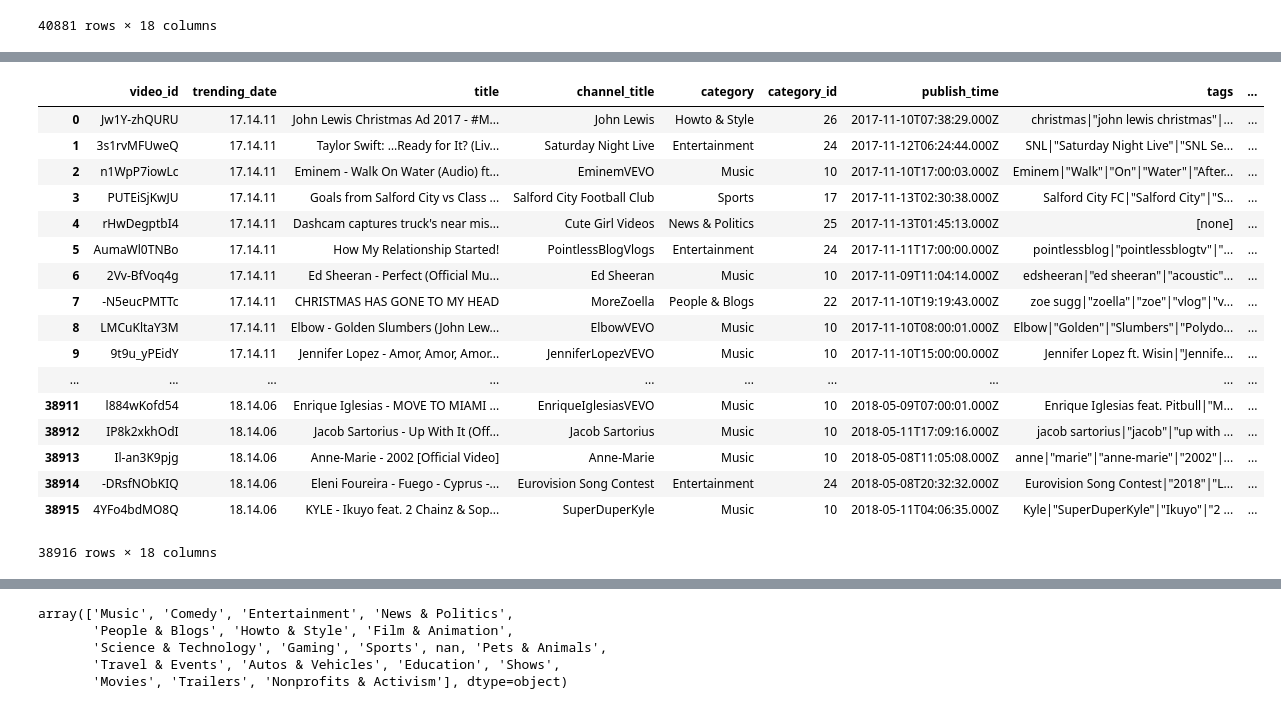
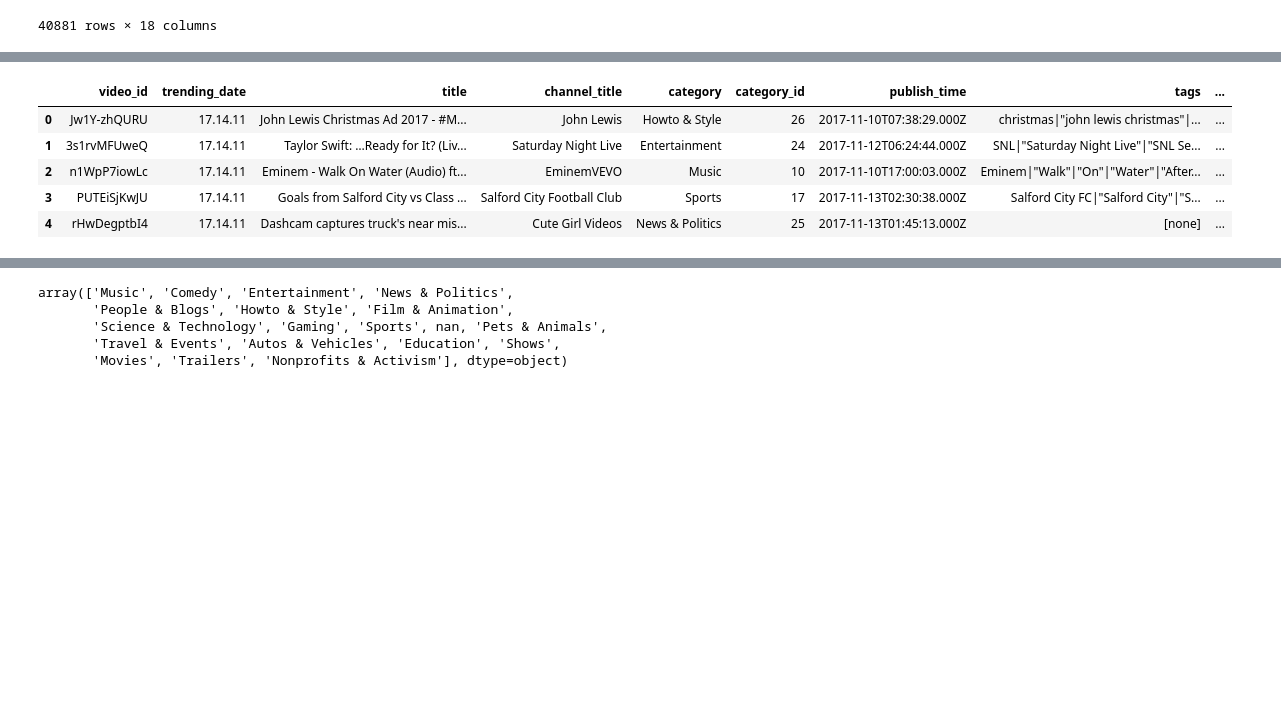
Before and after one commit to emami06/TrendingVideoYouTube, a Jupyter notebook: YouTube.ipynb, the cells around one changed output, grey strips where cells are left out. Cells and saved outputs as stored; diff of their text form; code cells hidden in the pictures; blank space fills up the shorter version.

```diff
--- a/YouTube.ipynb
+++ b/YouTube.ipynb
@@ -121,26 +109,14 @@ with open('D:/DataScienceFoundation/SpringBoard/YouTube Project/youtube-new/GB_c
 
 gb_yet_df.insert(4, 'category', gb_yet_df['category_id'].map(gb_category_id))
 # %%
-gb_yet_df
+gb_yet_df.head()
 # %% [output]
 |  | video_id | trending_date | title | channel_title | category | category_id | publish_time | tags | ... |
 | 0 | Jw1Y-zhQURU | 17.14.11 | John Lewis Christmas Ad 2017 - #M... | John Lewis | Howto & Style | 26 | 2017-11-10T07:38:29.000Z | christmas|"john lewis christmas"|... | ... |
 | 1 | 3s1rvMFUweQ | 17.14.11 | Taylor Swift: …Ready for It? (Liv... | Saturday Night Live | Entertainment | 24 | 2017-11-12T06:24:44.000Z | SNL|"Saturday Night Live"|"SNL Se... | ... |
 | 2 | n1WpP7iowLc | 17.14.11 | Eminem - Walk On Water (Audio) ft... | EminemVEVO | Music | 10 | 2017-11-10T17:00:03.000Z | Eminem|"Walk"|"On"|"Water"|"After... | ... |
 | 3 | PUTEiSjKwJU | 17.14.11 | Goals from Salford City vs Class ... | Salford City Football Club | Sports | 17 | 2017-11-13T02:30:38.000Z | Salford City FC|"Salford City"|"S... | ... |
 | 4 | rHwDegptbI4 | 17.14.11 | Dashcam captures truck's near mis... | Cute Girl Videos | News & Politics | 25 | 2017-11-13T01:45:13.000Z | [none] | ... |
-| 5 | AumaWl0TNBo | 17.14.11 | How My Relationship Started! | PointlessBlogVlogs | Entertainment | 24 | 2017-11-11T17:00:00.000Z | pointlessblog|"pointlessblogtv"|"... | ... |
-| 6 | 2Vv-BfVoq4g | 17.14.11 | Ed Sheeran - Perfect (Official Mu... | Ed Sheeran | Music | 10 | 2017-11-09T11:04:14.000Z | edsheeran|"ed sheeran"|"acoustic"... | ... |
-| 7 | -N5eucPMTTc | 17.14.11 | CHRISTMAS HAS GONE TO MY HEAD | MoreZoella | People & Blogs | 22 | 2017-11-10T19:19:43.000Z | zoe sugg|"zoella"|"zoe"|"vlog"|"v... | ... |
-| 8 | LMCuKltaY3M | 17.14.11 | Elbow - Golden Slumbers (John Lew... | ElbowVEVO | Music | 10 | 2017-11-10T08:00:01.000Z | Elbow|"Golden"|"Slumbers"|"Polydo... | ... |
-| 9 | 9t9u_yPEidY | 17.14.11 | Jennifer Lopez - Amor, Amor, Amor... | JenniferLopezVEVO | Music | 10 | 2017-11-10T15:00:00.000Z | Jennifer Lopez ft. Wisin|"Jennife... | ... |
-| ... | ... | ... | ... | ... | ... | ... | ... | ... | ... |
-| 38911 | l884wKofd54 | 18.14.06 | Enrique Iglesias - MOVE TO MIAMI ... | EnriqueIglesiasVEVO | Music | 10 | 2018-05-09T07:00:01.000Z | Enrique Iglesias feat. Pitbull|"M... | ... |
-| 38912 | IP8k2xkhOdI | 18.14.06 | Jacob Sartorius - Up With It (Off... | Jacob Sartorius | Music | 10 | 2018-05-11T17:09:16.000Z | jacob sartorius|"jacob"|"up with ... | ... |
-| 38913 | Il-an3K9pjg | 18.14.06 | Anne-Marie - 2002 [Official Video] | Anne-Marie | Music | 10 | 2018-05-08T11:05:08.000Z | anne|"marie"|"anne-marie"|"2002"|... | ... |
-| 38914 | -DRsfNObKIQ | 18.14.06 | Eleni Foureira - Fuego - Cyprus -... | Eurovision Song Contest | Entertainment | 24 | 2018-05-08T20:32:32.000Z | Eurovision Song Contest|"2018"|"L... | ... |
-| 38915 | 4YFo4bdMO8Q | 18.14.06 | KYLE - Ikuyo feat. 2 Chainz & Sop... | SuperDuperKyle | Music | 10 | 2018-05-11T04:06:35.000Z | Kyle|"SuperDuperKyle"|"Ikuyo"|"2 ... | ... |
-38916 rows × 18 columns
 # %%
 de_yet_df['category_id']= de_yet_df['category_id'].astype(str)
 de_category_id ={}
```
Also changed, not shown: parts of 5 cells of this notebook.
